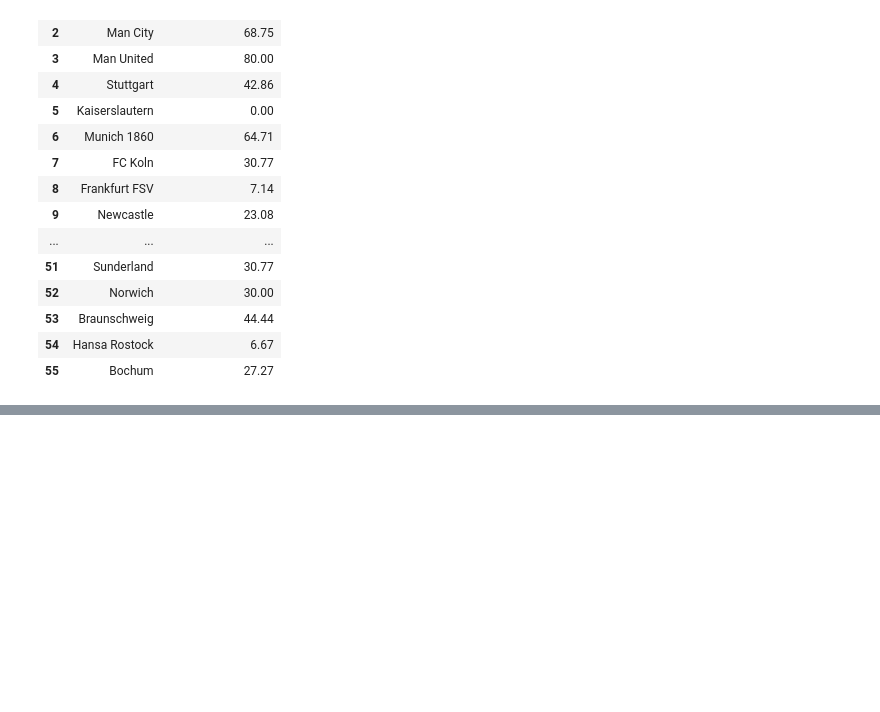
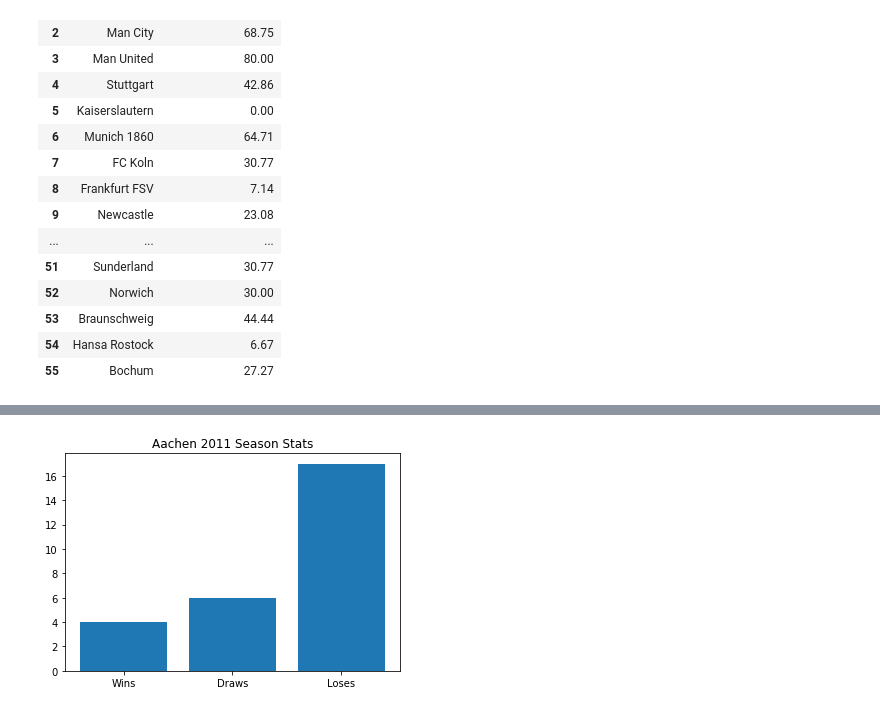
Before and after one commit to erikajane/Soccer_in_the_Rain, a Jupyter notebook: OOP Work.ipynb, the cells around one changed output, grey strips where cells are left out. Cells and saved outputs as stored; diff of their text form; code cells hidden in the pictures; blank space fills up the shorter version.

Commit message:
adding histogram function

```diff
--- a/OOP Work.ipynb
+++ b/OOP Work.ipynb
@@ -186,0 +246,12 @@ test1.get_rain_win_percentage(Matches_2011_df)
+# %%
+# Create histogram for each teams Wins, Draws and Loses
+
+data = Stats_df.iloc[0].to_dict()
+xaxis = list(data.keys())[2:]
+y_values = list(data.values())[2:]
+
+plt.bar(xaxis, y_values)
+plt.title(list(data.values())[0] + ' 2011 Season Stats')
+plt.show()
+# %% [output]
+[figure, added]
```
Also changed, not shown: parts of 14 cells of this notebook, 1 other file.
